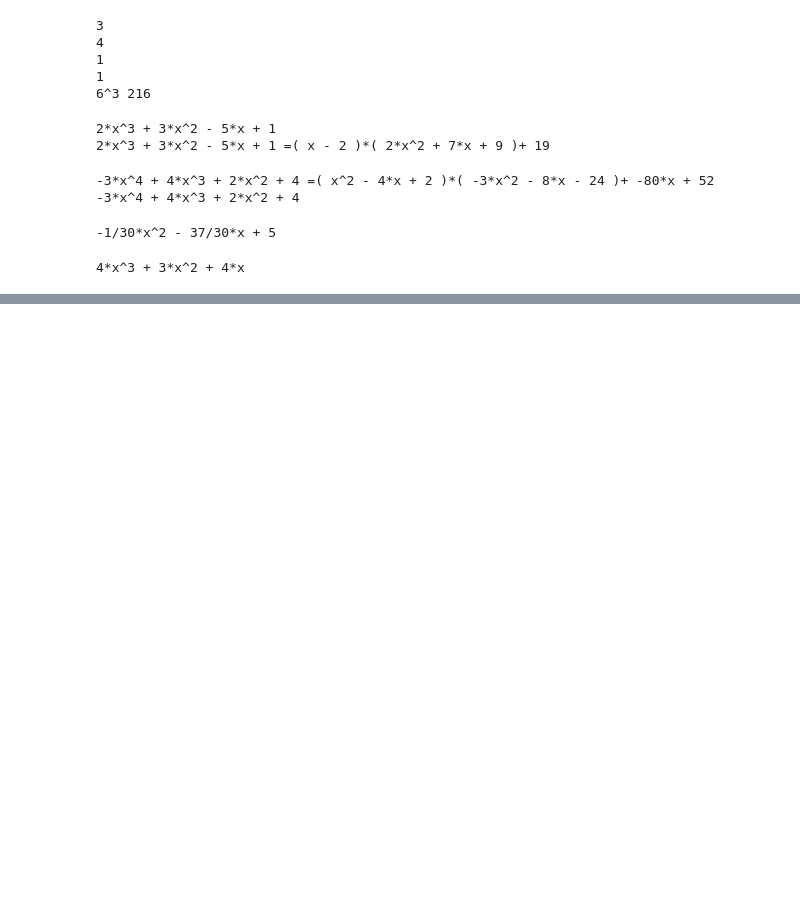
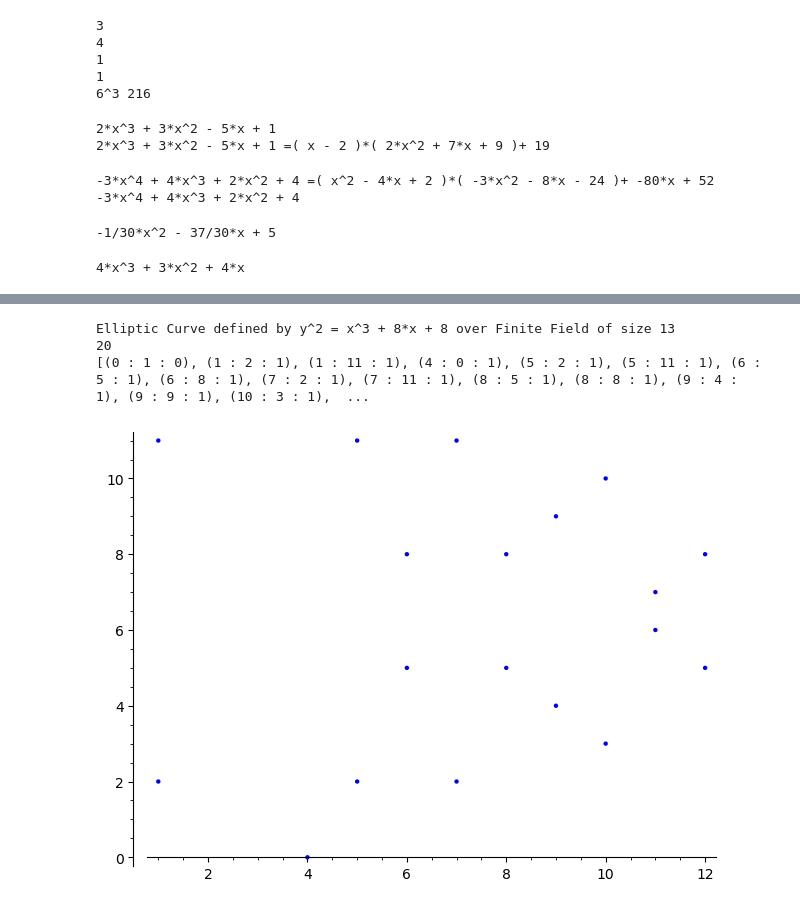
Before and after one commit to krehermann/moon-math, a Jupyter notebook: least_auth_moon_math.ipynb, the cells around one changed output, grey strips where cells are left out. Cells and saved outputs as stored; diff of their text form; code cells hidden in the pictures; blank space fills up the shorter version.

```diff
--- a/least_auth_moon_math.ipynb
+++ b/least_auth_moon_math.ipynb
@@ -443,0 +587,11 @@ F5x.lagrange_polynomial(S)
+# %%
+tinyJJ = EllipticCurve(GF(13), [8,8])
+print(tinyJJ)
+print(tinyJJ.cardinality())
+print(tinyJJ.points())
+tinyJJ.plot()
+# %% [output]
+Elliptic Curve defined by y^2 = x^3 + 8*x + 8 over Finite Field of size 13
+20
+[(0 : 1 : 0), (1 : 2 : 1), (1 : 11 : 1), (4 : 0 : 1), (5 : 2 : 1), (5 : 11 : 1), (6 : 5 : 1), (6 : 8 : 1), (7 : 2 : 1), (7 : 11 : 1), (8 : 5 : 1), (8 : 8 : 1), (9 : 4 : 1), (9 : 9 : 1), (10 : 3 : 1),  ...
+[figure, added]
```
Also changed, not shown: parts of 6 cells of this notebook.
